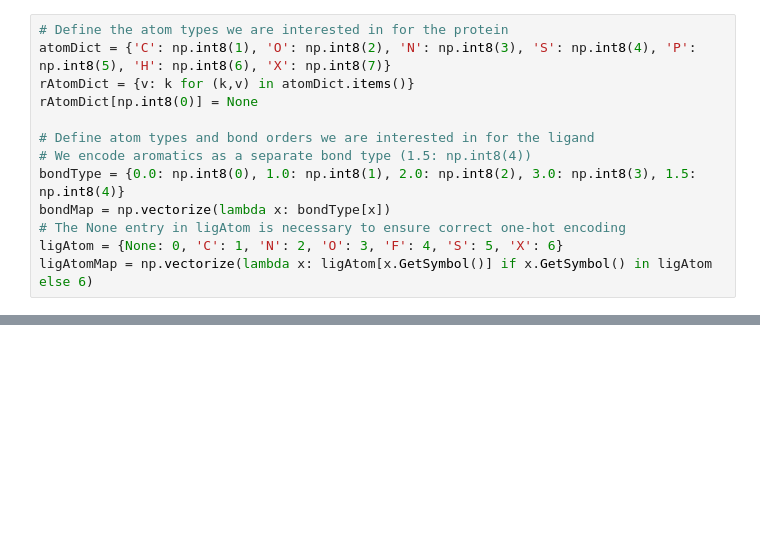
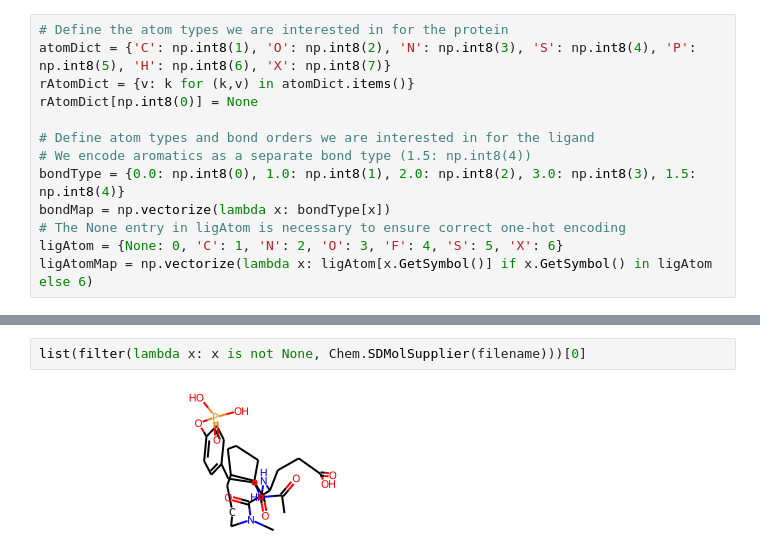
Before and after one commit to jundeli/TagMol, a Jupyter notebook: dataloader.ipynb, the cells around one changed output, grey strips where cells are left out. Saved outputs shown, nothing was run; the diff lists cells and outputs as text; blank space fills up the shorter version.

```diff
--- a/dataloader.ipynb
+++ b/dataloader.ipynb
@@ -57,0 +303,4 @@ at
+# %%
+list(filter(lambda x: x is not None, Chem.SDMolSupplier(filename)))[0]
+# %% [output]
+[figure, added]
```
Also changed, not shown: parts of 30 cells of this notebook.
